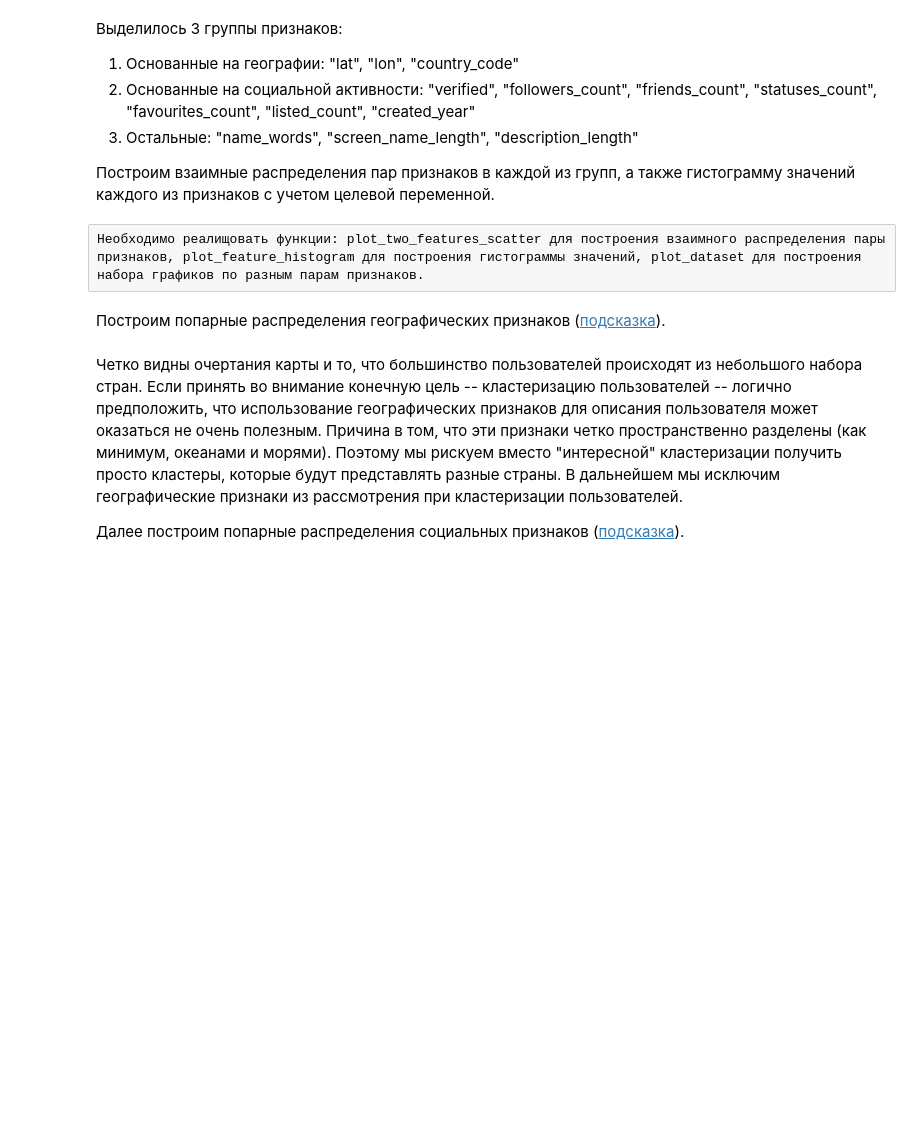
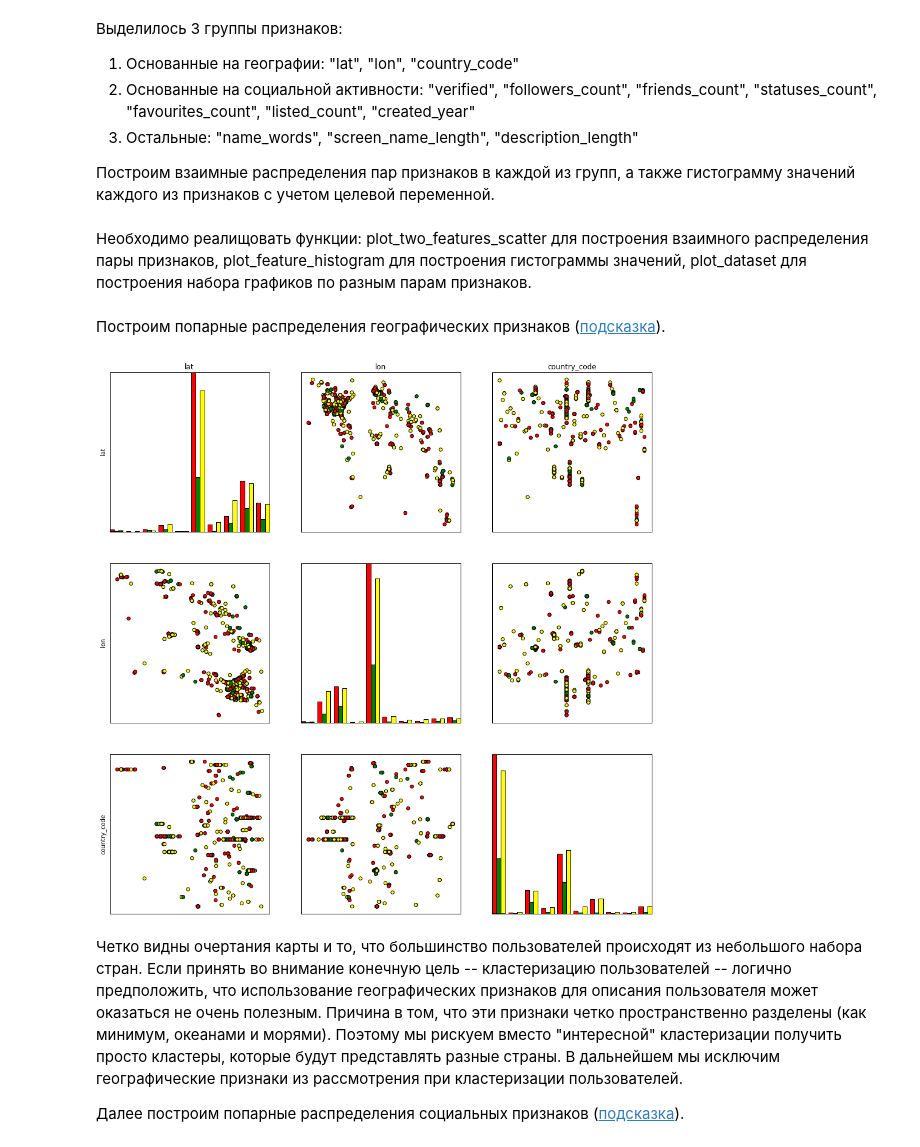
Before and after one commit to KopBob/technosphere, a Jupyter notebook: hw2/homework-2-st.ipynb, the cells around one changed output. Drawn from its saved outputs; the diff is of its cells as text; code cells hidden in the pictures; blank space fills up the shorter version.

```diff
--- a/hw2/homework-2-st.ipynb
+++ b/hw2/homework-2-st.ipynb
@@ -86,7 +83,7 @@ def create_new_features(df_users, features):
 # %%
-from collections import Counter
 features = ["lat", "lon", "followers_count", "friends_count", "statuses_count", "favourites_count", "listed_count"]
-df_users, df_features = create_new_features(df_users, features)
+df_users, features = create_new_features(df_users, features)
+
 
 def f(x):
     if x[0] == 1:
@@ -96,8 +93,5 @@ def f(x):
     if x[2] == 1:
         return 3
 
-x = df_features
+x = df_users[features].values
 y = df_users[['is_1', 'is_2', 'is_3']].apply(f, axis=1)
-
-display(x.head())
-display(y.head())
@@ -150,53 +123,68 @@ Correlated features: favourites_count + listed_count -> 0.51
 3. Остальные:  "name_words", "screen_name_length", "description_length"
 
 Построим взаимные распределения пар признаков в каждой из групп, а также гистограмму значений каждого из признаков с учетом целевой переменной.
-# %% [raw]
-Необходимо реалищовать функции: plot_two_features_scatter для построения взаимного распределения пары признаков, plot_feature_histogram для построения гистограммы значений, plot_dataset для построения набора графиков по разным парам признаков.
+# %% [markdown]
+Необходимо реалищовать функции: plot_two_features_scatter для построения взаимного распределения пары признаков, plot_feature_histogram для построения гистограммы значений, plot_dataset для построения набора графиков по разным парам признаков.
 # %%
+LABEL_COLORS = {1: 'red', 2: 'green', 3: 'yellow'}
+
 def plot_two_features_scatter(x_i, x_j, y):
 
     # Set colors and plot scatter
     # your code here
-
-    pass
+    plt.scatter(x_j, x_i, s=30, c=y.apply(lambda x: LABEL_COLORS[x]))
 
 
 def plot_feature_histogram(x_i, y):
 
     # Compute positive and negative histograms
     # your code here
+    x_i__1 = x_i[np.nonzero(y == 1)]
+    x_i__2 = x_i[np.nonzero(y == 2)]
+    x_i__3 = x_i[np.nonzero(y == 3)]
 
     # Plot stacked barplots
     # your code here
-
-    pass
+    plt.hist([x_i__1, x_i__2, x_i__3], color=LABEL_COLORS.values(), bins=10)
 
 
 def plot_dataset(x, y, features):
     # Tune your plot if necessary
     # your code here
+    SUBPLOTS = len(features)
+    SUBPLOT_SIZE = 4
+    SUBPLOTS_MATRIX = np.array(range(1, SUBPLOTS**2 + 1)).reshape((SUBPLOTS, SUBPLOTS))
+
+    plt.figure(figsize=(SUBPLOT_SIZE*SUBPLOT_SIZE, SUBPLOT_SIZE*SUBPLOT_SIZE))
 
     for i, feature_i in enumerate(features):
         for j, feature_j in enumerate(features):
-
             # Tune your plot if necessary (for example set labels)
             # your code here
+            SUBPLOT_NUMBER = SUBPLOTS_MATRIX[i, j]
+
+            ax = plt.subplot(SUBPLOTS, SUBPLOTS, SUBPLOT_NUMBER)
+            ax.set_xticks([]); ax.set_yticks([])
+            if SUBPLOT_NUMBER <= SUBPLOTS:
+                plt.title(feature_j)
+            if SUBPLOT_NUMBER % SUBPLOTS == 1:
+                plt.ylabel(feature_i)
 
             # Do actual plotting
             if i != j:
                 plot_two_features_scatter(x[:, i], x[:, j], y)
             else:
                 plot_feature_histogram(x[:, i], y)
-
-    pl.show()
 # %% [markdown]
 Построим попарные распределения географических признаков ([подсказка](http://anokhin.github.io/img/hw2_geo.png)).
 # %%
 geo_features_new = ["lat", "lon", "country_code"]
 geo_features = [f for f in geo_features_new if f in features]
 
-geo_feature_ind = [i for i, f in enumerate(features) if f in geo_features]
+geo_feature_ind = [features.index(i) for i in geo_features]
 plot_dataset(x[:, geo_feature_ind], y, geo_features)
+# %% [output]
+[figure, added]
 # %% [markdown]
 Четко видны очертания карты и то, что большинство пользователей происходят из небольшого набора стран. Если принять во внимание конечную цель -- кластеризацию пользователей -- логично предположить, что использование географических признаков для описания пользователя может оказаться не очень полезным. Причина в том, что эти признаки четко пространственно разделены (как минимум, океанами и морями). Поэтому мы рискуем вместо "интересной" кластеризации получить просто кластеры, которые будут представлять разные страны. В дальнейшем мы исключим географические признаки из рассмотрения при кластеризации пользователей.
 
```
Also changed, not shown: parts of 13 cells of this notebook, 2 other files.
